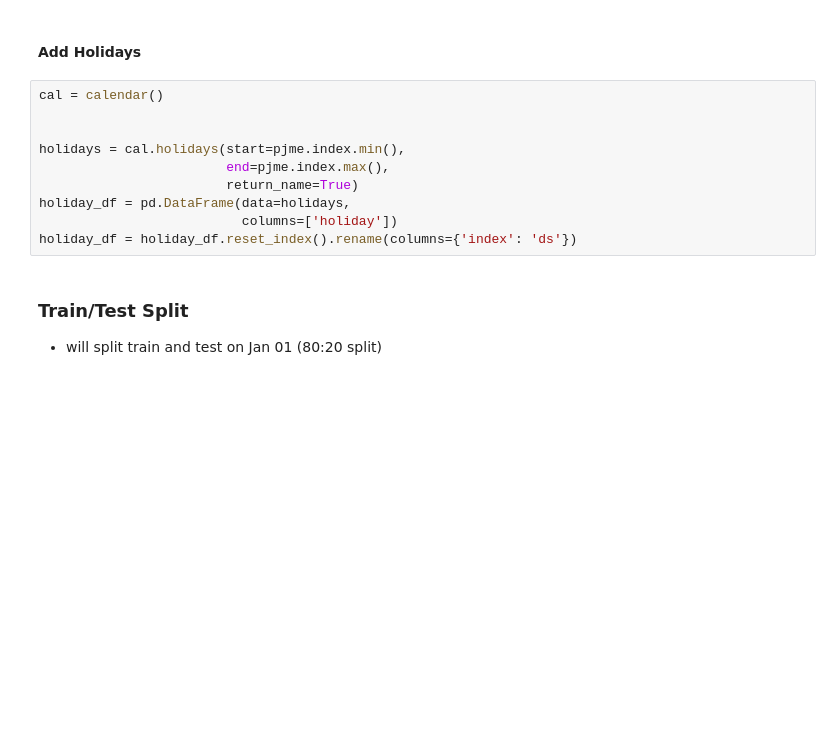
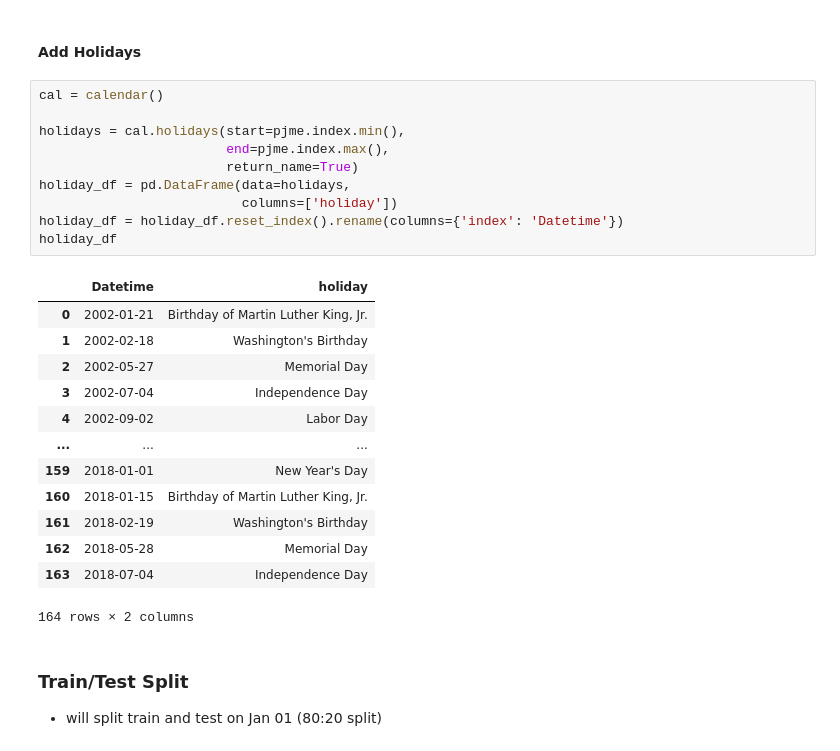
Before and after one commit to minari314159/Energy_Forcasting, a Jupyter notebook: energyforcasting/Forecasting.ipynb, the cells around one changed output. Saved outputs shown, nothing was run; the diff lists cells and outputs as text; blank space fills up the shorter version.

```diff
--- a/energyforcasting/Forecasting.ipynb
+++ b/energyforcasting/Forecasting.ipynb
@@ -212,14 +219,28 @@ plt.show()
 #### Add Holidays
 # %%
 cal = calendar()
-
 
 holidays = cal.holidays(start=pjme.index.min(),
                         end=pjme.index.max(),
                         return_name=True)
 holiday_df = pd.DataFrame(data=holidays,
                           columns=['holiday'])
-holiday_df = holiday_df.reset_index().rename(columns={'index': 'ds'})
+holiday_df = holiday_df.reset_index().rename(columns={'index': 'Datetime'})
+holiday_df
+# %% [output]
+|  | Datetime | holiday |
+| 0 | 2002-01-21 | Birthday of Martin Luther King, Jr. |
+| 1 | 2002-02-18 | Washington's Birthday |
+| 2 | 2002-05-27 | Memorial Day |
+| 3 | 2002-07-04 | Independence Day |
+| 4 | 2002-09-02 | Labor Day |
+| ... | ... | ... |
+| 159 | 2018-01-01 | New Year's Day |
+| 160 | 2018-01-15 | Birthday of Martin Luther King, Jr. |
+| 161 | 2018-02-19 | Washington's Birthday |
+| 162 | 2018-05-28 | Memorial Day |
+| 163 | 2018-07-04 | Independence Day |
+164 rows × 2 columns
 # %% [markdown]
 ### Train/Test Split
 - will split train and test on Jan 01  (80:20 split)
```
Also changed, not shown: parts of 19 cells of this notebook, 3 other files.
